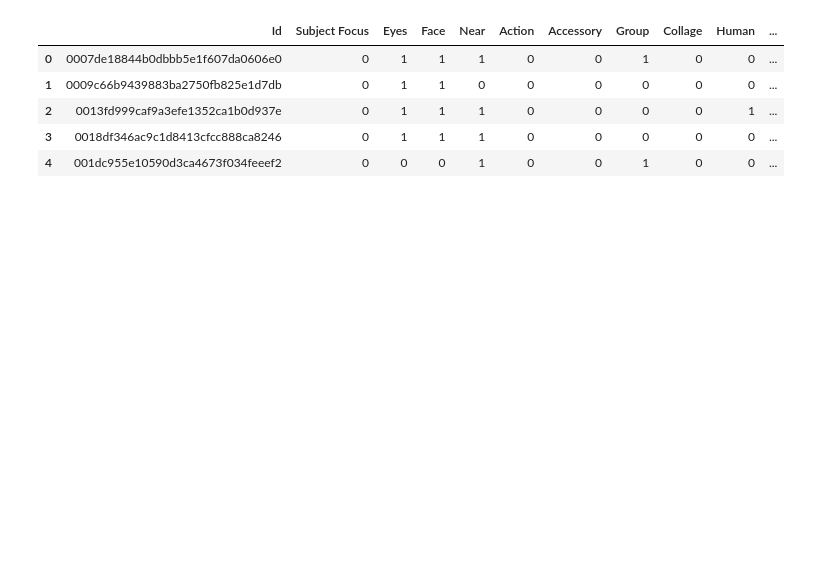
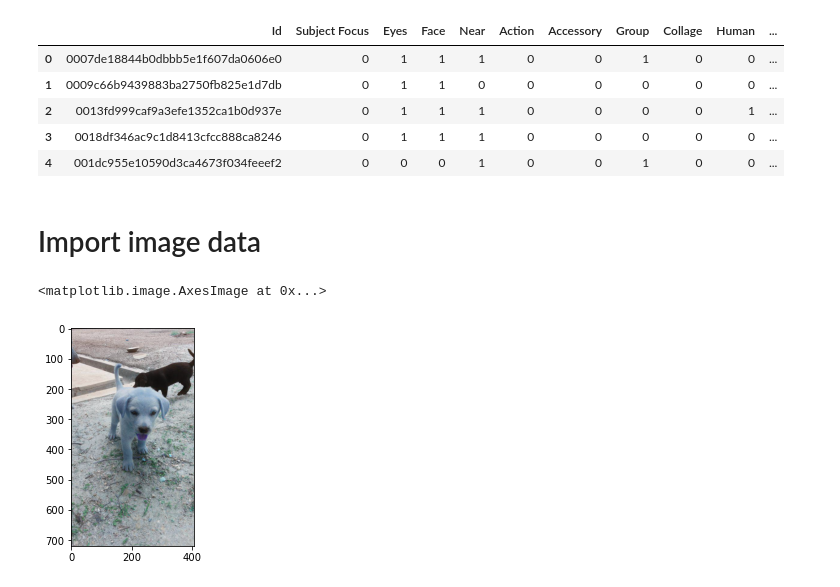
Before and after one commit to ilsefeenstra/CassBenteDemiIlse, a Jupyter notebook: Import_data.ipynb, the cells around one changed output. Saved outputs shown, nothing was run; the diff lists cells and outputs as text; code cells hidden in the pictures; blank space fills up the shorter version.

Commit message:
also image upload

```diff
--- a/Import_data.ipynb
+++ b/Import_data.ipynb
@@ -11,3 +15,23 @@ csv_train_data.head()
 | 2 | 0013fd999caf9a3efe1352ca1b0d937e | 0 | 1 | 1 | 1 | 0 | 0 | 0 | 0 | 1 | ... |
 | 3 | 0018df346ac9c1d8413cfcc888ca8246 | 0 | 1 | 1 | 1 | 0 | 0 | 0 | 0 | 0 | ... |
 | 4 | 001dc955e10590d3ca4673f034feeef2 | 0 | 0 | 0 | 1 | 0 | 0 | 1 | 0 | 0 | ... |
+# %% [markdown]
+# Import image data
+# %%
+import os, os.path
+import matplotlib.pyplot as plt
+import cv2
+
+# get the training images
+train_imgs = []
+# os.chdir('/petfinder-pawpularity-score/train')
+os.chdir("C:\\Users\\Cass Maes\\Documents\\PPP\\MinorAI\\ML_project\\CassBenteDemiIlse\\petfinder-pawpularity-score\\train")
+
+# store all the images of the path in a list
+for i in os.listdir():
+    train_imgs.append(cv2.imread(i))
+
+plt.imshow(train_imgs[0])
+# %% [output]
+<matplotlib.image.AxesImage at 0x...>
+[figure, added]
```
Also changed, not shown: parts of 4 cells of this notebook.
